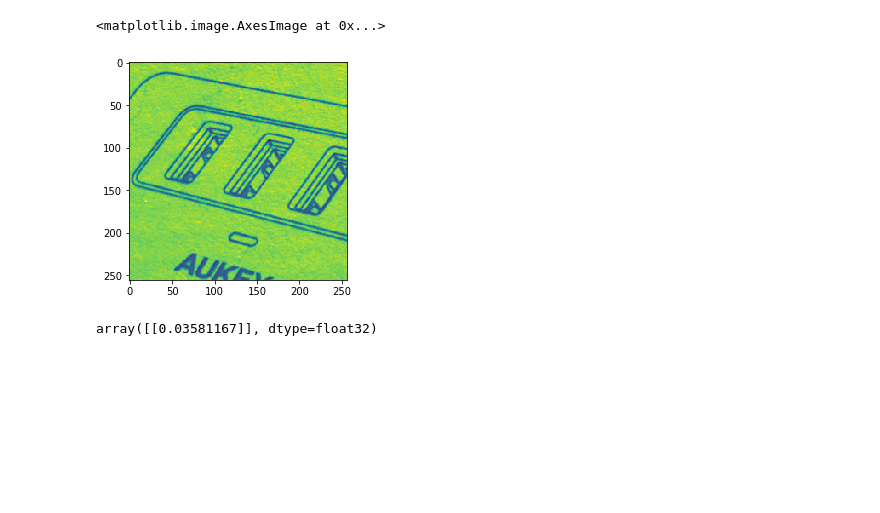
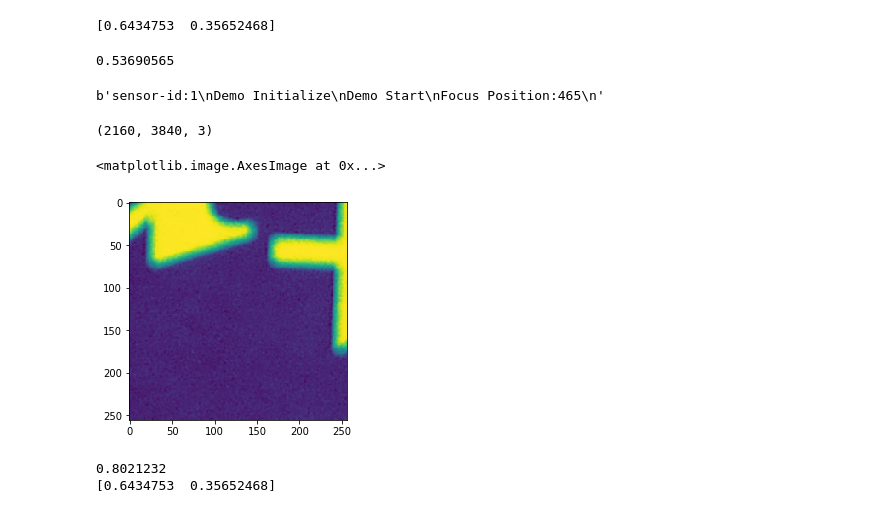
Before and after one commit to cianhwang/autofocusVCM, a Jupyter notebook: test.ipynb, the cells around one changed output. Drawn from its saved outputs; the diff is of its cells as text; code cells hidden in the pictures; blank space fills up the shorter version.

```diff
--- a/test.ipynb
+++ b/test.ipynb
@@ -12,2 +103,7 @@ import cv2
+# %%
+pred = discriminator.predict(patch[np.newaxis,:,:, np.newaxis])[0]
+print(pred)
+# %% [output]
+[0.6434753  0.35652468]
 # %%
 model = load_model('my_model_step1.h5')
@@ -23,5 +109,0 @@ patch = I[m//2-128:m//2+128, n//2-128:n//2+128]/255.0
-# %%
-plt.imshow(patch)
-# %% [output]
-<matplotlib.image.AxesImage at 0x...>
-[figure, removed]
@@ -28,4 +113,27 @@ plt.imshow(patch)
 # %%
-model.predict(patch[np.newaxis,:,:, np.newaxis])
+step = model.predict(patch[np.newaxis,:,:, np.newaxis])[0][0]
+print(step)
 # %% [output]
-array([[0.03581167]], dtype=float32)
+0.53690565
+# %%
+moveFocus(sid=1, pos=-step*100)
+# %% [output]
+b'sensor-id:1\nDemo Initialize\nDemo Start\nFocus Position:465\n'
+# %%
+patch = patchExtraction(sid = 1)
+plt.imshow(patch)
+# %% [output]
+(2160, 3840, 3)
+<matplotlib.image.AxesImage at 0x...>
+[figure, added]
+# %%
+temp = model.predict(patch[np.newaxis,:,:, np.newaxis])[0][0]
+print(temp)
+if temp < step:
+    step = temp
+pred = discriminator.predict(patch[np.newaxis,:,:, np.newaxis])[0]
+print(pred)
+#    continue
+# %% [output]
+0.8021232
+[0.6434753  0.35652468]
```
Also changed, not shown: parts of 9 cells of this notebook, 4 other files.
